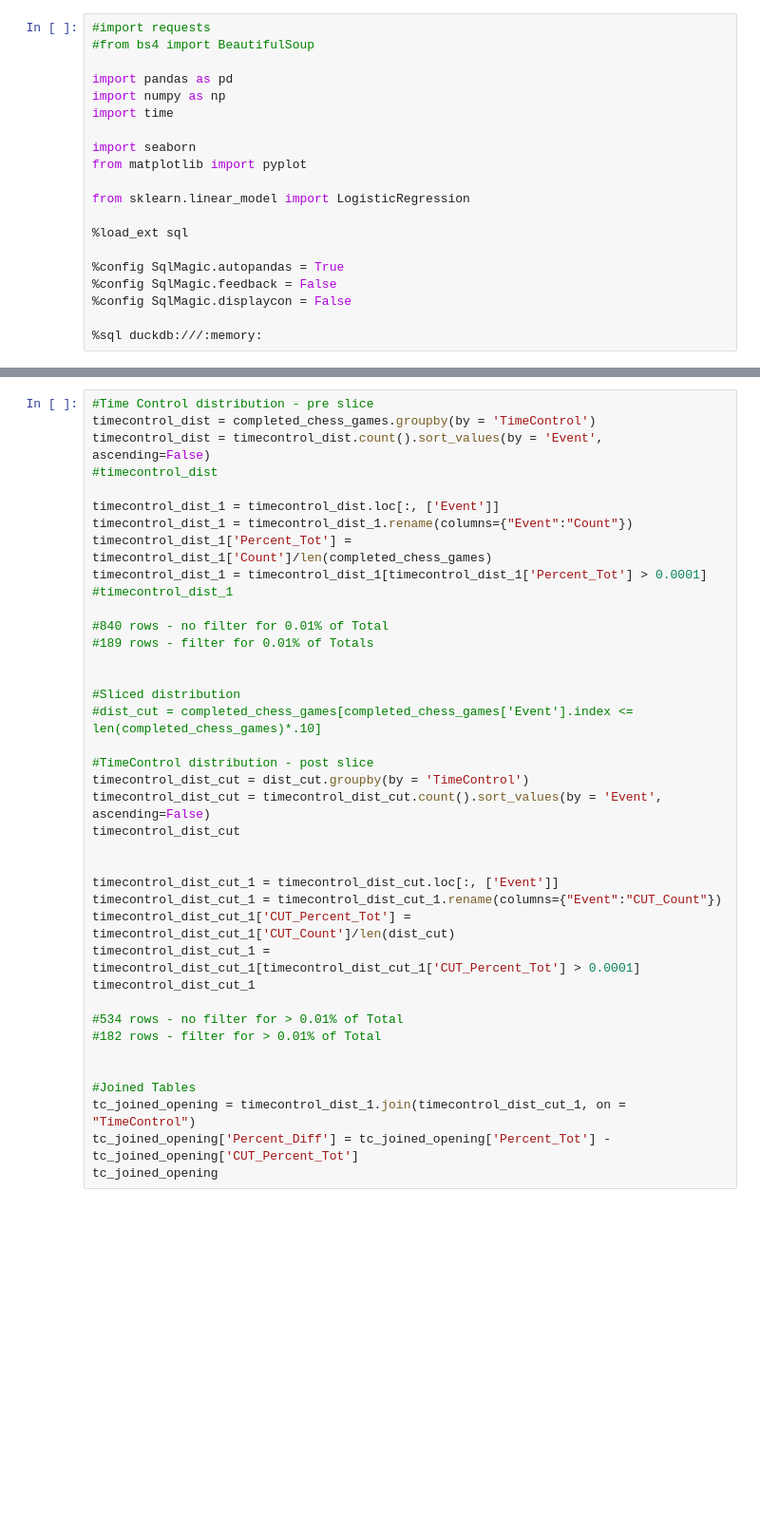
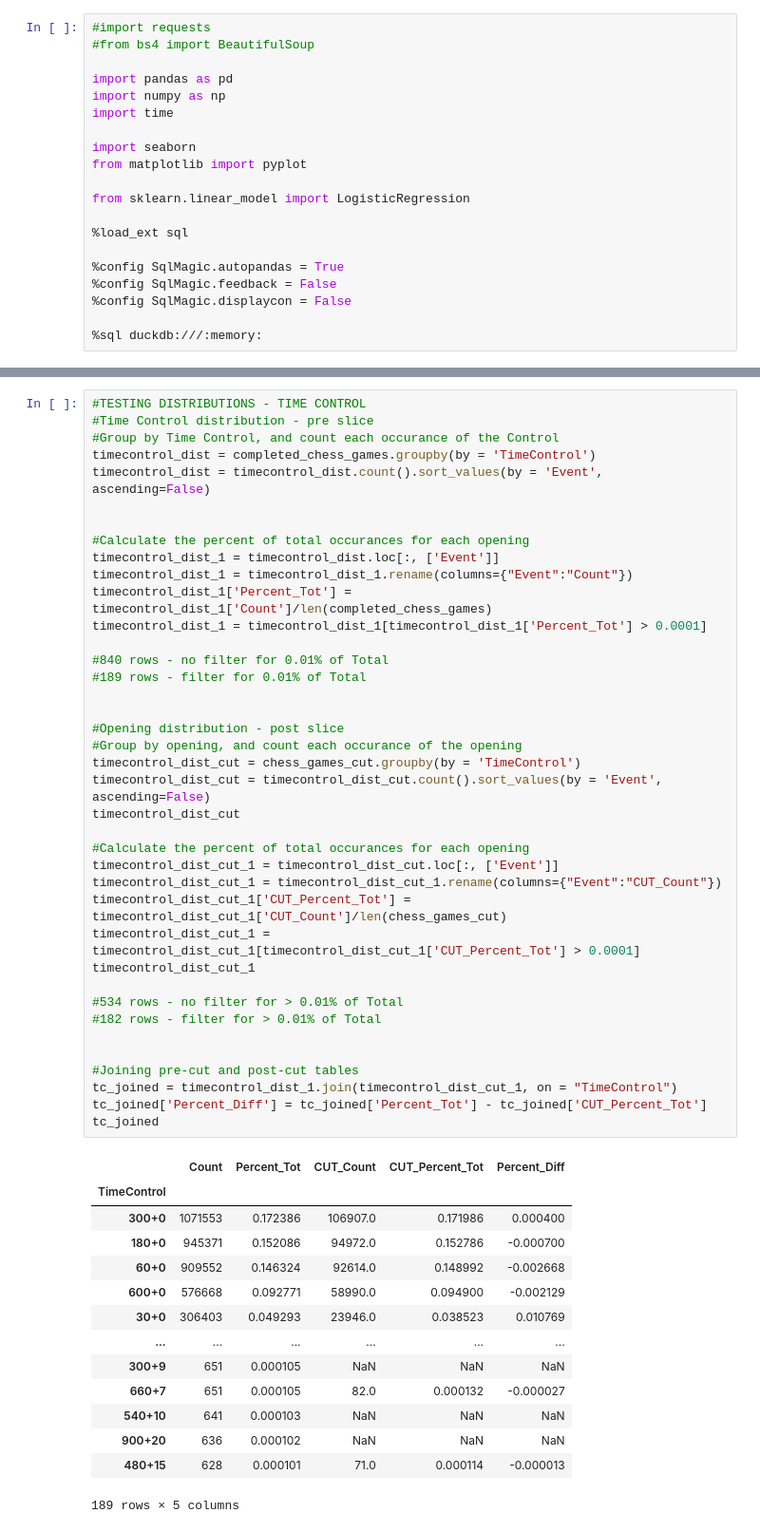
Before and after one commit to jeanie-liu/chess_win_predictor, a Jupyter notebook: cleaning.ipynb, the cells around one changed output, grey strips where cells are left out. Shown at 95% size. Cells and saved outputs as stored; diff of their text form; blank space fills up the shorter version.

```diff
--- a/cleaning.ipynb
+++ b/cleaning.ipynb
@@ -133,39 +283,54 @@ open_joined_opening
 # %%
+#TESTING DISTRIBUTIONS - TIME CONTROL
 #Time Control distribution - pre slice
+#Group by Time Control, and count each occurance of the Control
 timecontrol_dist = completed_chess_games.groupby(by = 'TimeControl')
 timecontrol_dist = timecontrol_dist.count().sort_values(by = 'Event', ascending=False)
-#timecontrol_dist
 
+
+#Calculate the percent of total occurances for each opening
 timecontrol_dist_1 = timecontrol_dist.loc[:, ['Event']]
 timecontrol_dist_1 = timecontrol_dist_1.rename(columns={"Event":"Count"})
 timecontrol_dist_1['Percent_Tot'] = timecontrol_dist_1['Count']/len(completed_chess_games)
 timecontrol_dist_1 = timecontrol_dist_1[timecontrol_dist_1['Percent_Tot'] > 0.0001]
-#timecontrol_dist_1
 
 #840 rows - no filter for 0.01% of Total
-#189 rows - filter for 0.01% of Totals
+#189 rows - filter for 0.01% of Total
 
 
-#Sliced distribution
-#dist_cut = completed_chess_games[completed_chess_games['Event'].index <= len(completed_chess_games)*.10]
-
-#TimeControl distribution - post slice
-timecontrol_dist_cut = dist_cut.groupby(by = 'TimeControl')
+#Opening distribution - post slice
+#Group by opening, and count each occurance of the opening
+timecontrol_dist_cut = chess_games_cut.groupby(by = 'TimeControl')
 timecontrol_dist_cut = timecontrol_dist_cut.count().sort_values(by = 'Event', ascending=False)
 timecontrol_dist_cut
 
-
+#Calculate the percent of total occurances for each opening
 timecontrol_dist_cut_1 = timecontrol_dist_cut.loc[:, ['Event']]
 timecontrol_dist_cut_1 = timecontrol_dist_cut_1.rename(columns={"Event":"CUT_Count"})
-timecontrol_dist_cut_1['CUT_Percent_Tot'] = timecontrol_dist_cut_1['CUT_Count']/len(dist_cut)
+timecontrol_dist_cut_1['CUT_Percent_Tot'] = timecontrol_dist_cut_1['CUT_Count']/len(chess_games_cut)
 timecontrol_dist_cut_1 = timecontrol_dist_cut_1[timecontrol_dist_cut_1['CUT_Percent_Tot'] > 0.0001]
 timecontrol_dist_cut_1
 
 #534 rows - no filter for > 0.01% of Total
 #182 rows - filter for > 0.01% of Total
 
 
-#Joined Tables
-tc_joined_opening = timecontrol_dist_1.join(timecontrol_dist_cut_1, on = "TimeControl")
-tc_joined_opening['Percent_Diff'] = tc_joined_opening['Percent_Tot'] - tc_joined_opening['CUT_Percent_Tot']
-tc_joined_opening
+#Joining pre-cut and post-cut tables
+tc_joined = timecontrol_dist_1.join(timecontrol_dist_cut_1, on = "TimeControl")
+tc_joined['Percent_Diff'] = tc_joined['Percent_Tot'] - tc_joined['CUT_Percent_Tot']
+tc_joined
+# %% [output]
+|  | Count | Percent_Tot | CUT_Count | CUT_Percent_Tot | Percent_Diff |
+| TimeControl |  |  |  |  |  |
+| 300+0 | 1071553 | 0.172386 | 106907.0 | 0.171986 | 0.000400 |
+| 180+0 | 945371 | 0.152086 | 94972.0 | 0.152786 | -0.000700 |
+| 60+0 | 909552 | 0.146324 | 92614.0 | 0.148992 | -0.002668 |
+| 600+0 | 576668 | 0.092771 | 58990.0 | 0.094900 | -0.002129 |
+| 30+0 | 306403 | 0.049293 | 23946.0 | 0.038523 | 0.010769 |
+| ... | ... | ... | ... | ... | ... |
+| 300+9 | 651 | 0.000105 | NaN | NaN | NaN |
+| 660+7 | 651 | 0.000105 | 82.0 | 0.000132 | -0.000027 |
+| 540+10 | 641 | 0.000103 | NaN | NaN | NaN |
+| 900+20 | 636 | 0.000102 | NaN | NaN | NaN |
+| 480+15 | 628 | 0.000101 | 71.0 | 0.000114 | -0.000013 |
+189 rows × 5 columns
```
Also changed, not shown: parts of 15 cells of this notebook, 1 other file.
